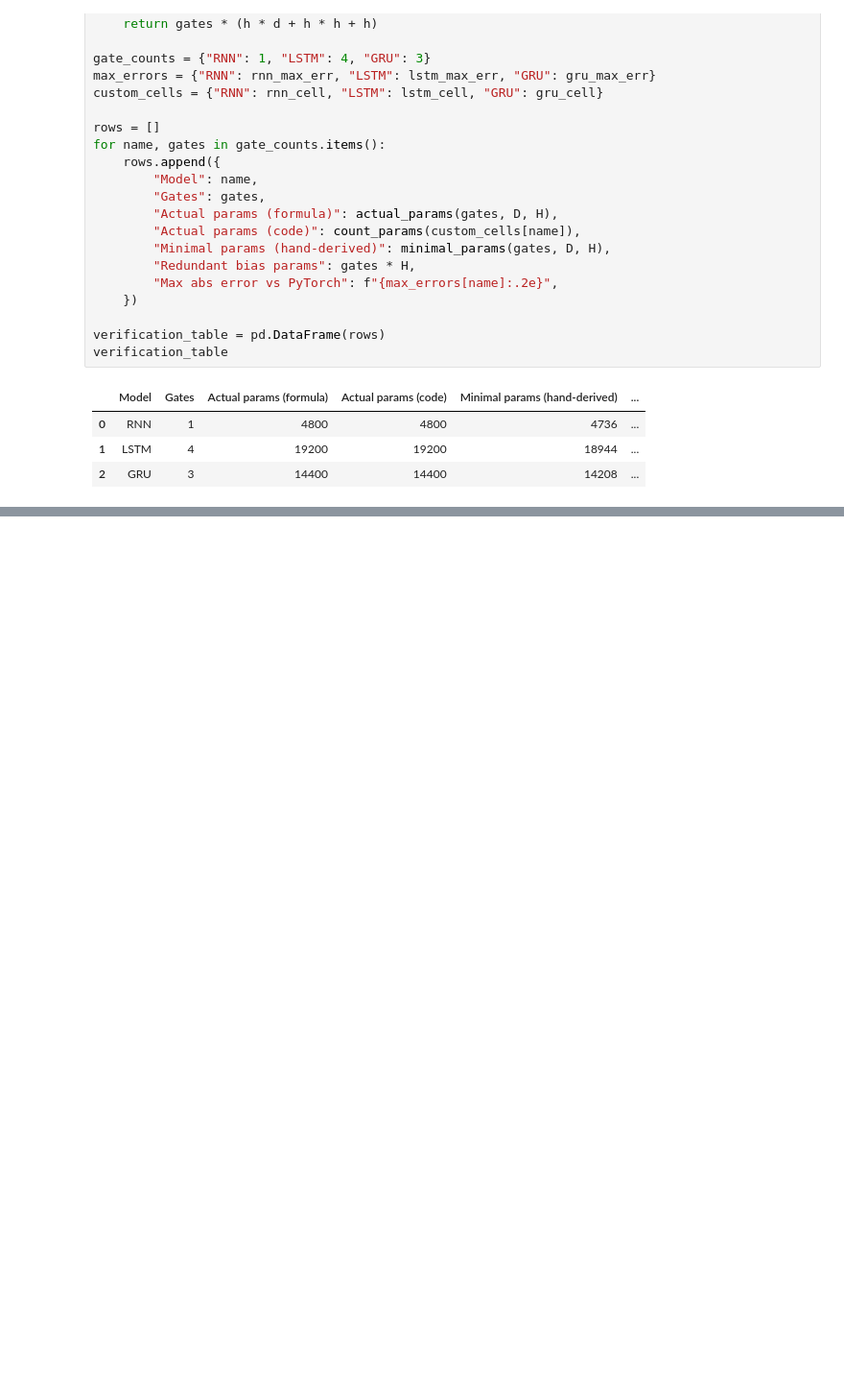
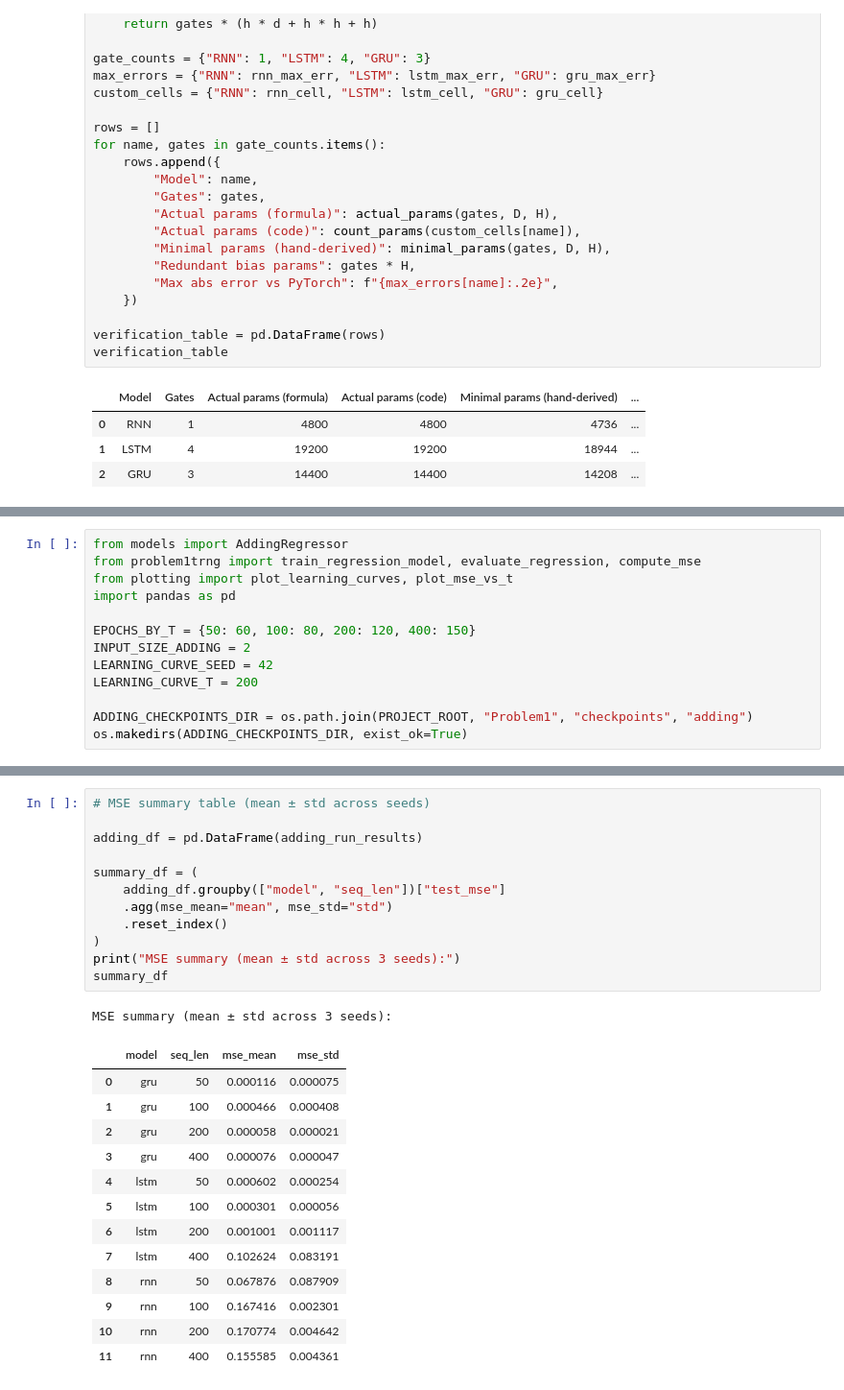
Before and after one commit to NMTechie/MyExpWithML, a Jupyter notebook: TheRealDNNExp/Problem1/problem1.ipynb, the cells around one changed output, grey strips where cells are left out. Shown at 96% size. Saved outputs shown, nothing was run; the diff lists cells and outputs as text; blank space fills up the shorter version.

```diff
--- a/TheRealDNNExp/Problem1/problem1.ipynb
+++ b/TheRealDNNExp/Problem1/problem1.ipynb
@@ -481,0 +644,13 @@ verification_table
+# %%
+from models import AddingRegressor
+from problem1trng import train_regression_model, evaluate_regression, compute_mse
+from plotting import plot_learning_curves, plot_mse_vs_t
+import pandas as pd
+
+EPOCHS_BY_T = {50: 60, 100: 80, 200: 120, 400: 150}
+INPUT_SIZE_ADDING = 2
+LEARNING_CURVE_SEED = 42
+LEARNING_CURVE_T = 200
+
+ADDING_CHECKPOINTS_DIR = os.path.join(PROJECT_ROOT, "Problem1", "checkpoints", "adding")
+os.makedirs(ADDING_CHECKPOINTS_DIR, exist_ok=True)
@@ -481,0 +727,27 @@ verification_table
+# %%
+# MSE summary table (mean ± std across seeds)
+
+adding_df = pd.DataFrame(adding_run_results)
+
+summary_df = (
+    adding_df.groupby(["model", "seq_len"])["test_mse"]
+    .agg(mse_mean="mean", mse_std="std")
+    .reset_index()
+)
+print("MSE summary (mean ± std across 3 seeds):")
+summary_df
+# %% [output]
+MSE summary (mean ± std across 3 seeds):
+|  | model | seq_len | mse_mean | mse_std |
+| 0 | gru | 50 | 0.000116 | 0.000075 |
+| 1 | gru | 100 | 0.000466 | 0.000408 |
+| 2 | gru | 200 | 0.000058 | 0.000021 |
+| 3 | gru | 400 | 0.000076 | 0.000047 |
+| 4 | lstm | 50 | 0.000602 | 0.000254 |
+| 5 | lstm | 100 | 0.000301 | 0.000056 |
+| 6 | lstm | 200 | 0.001001 | 0.001117 |
+| 7 | lstm | 400 | 0.102624 | 0.083191 |
+| 8 | rnn | 50 | 0.067876 | 0.087909 |
+| 9 | rnn | 100 | 0.167416 | 0.002301 |
+| 10 | rnn | 200 | 0.170774 | 0.004642 |
+| 11 | rnn | 400 | 0.155585 | 0.004361 |
```
Also changed, not shown: parts of 28 cells of this notebook, 27 other files.
